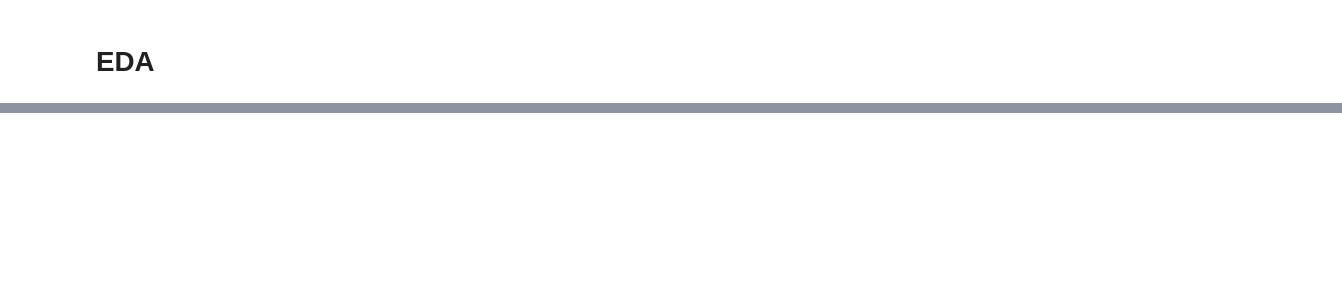
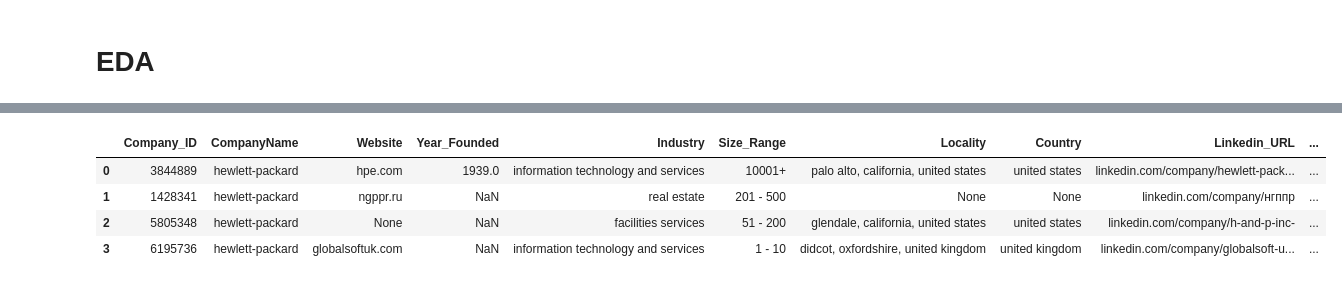
Before and after one commit to meganrashid/sqlite_to_analysis_app, a Jupyter notebook: data/database_check.ipynb, the cells around one changed output, grey strips where cells are left out. Drawn from its saved outputs; the diff is of its cells as text; code cells hidden in the pictures; blank space fills up the shorter version.

```diff
--- a/data/database_check.ipynb
+++ b/data/database_check.ipynb
@@ -212,3 +199,12 @@ df_ibm
 | 6 | 5733310 | ibm | None | NaN | None | 1 - 10 | None | None | linkedin.com/company/ibmdaf | ... |
 | 7 | 2519019 | ibm | ibmconsult.com | 2012.0 | marketing and advertising | 1 - 10 | None | None | linkedin.com/company/ibmconsult-com | ... |
 | 8 | 6161271 | ibm | None | NaN | None | 1 - 10 | None | None | linkedin.com/company/fiokware | ... |
+# %%
+df_hp = pd.read_sql_query( "SELECT * from CompanyDataset as cd WHERE CompanyName='hewlett-packard'",conn)
+df_hp
+# %% [output]
+|  | Company_ID | CompanyName | Website | Year_Founded | Industry | Size_Range | Locality | Country | Linkedin_URL | ... |
+| 0 | 3844889 | hewlett-packard | hpe.com | 1939.0 | information technology and services | 10001+ | palo alto, california, united states | united states | linkedin.com/company/hewlett-pack... | ... |
+| 1 | 1428341 | hewlett-packard | ngppr.ru | NaN | real estate | 201 - 500 | None | None | linkedin.com/company/нгппр | ... |
+| 2 | 5805348 | hewlett-packard | None | NaN | facilities services | 51 - 200 | glendale, california, united states | united states | linkedin.com/company/h-and-p-inc- | ... |
+| 3 | 6195736 | hewlett-packard | globalsoftuk.com | NaN | information technology and services | 1 - 10 | didcot, oxfordshire, united kingdom | united kingdom | linkedin.com/company/globalsoft-u... | ... |
```
Also changed, not shown: parts of 22 cells of this notebook.
